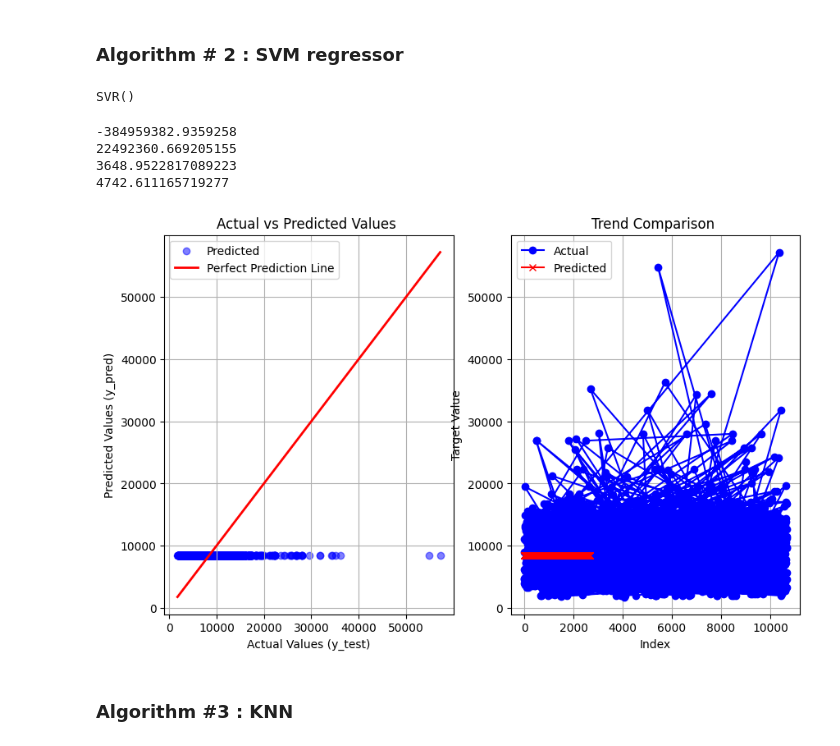
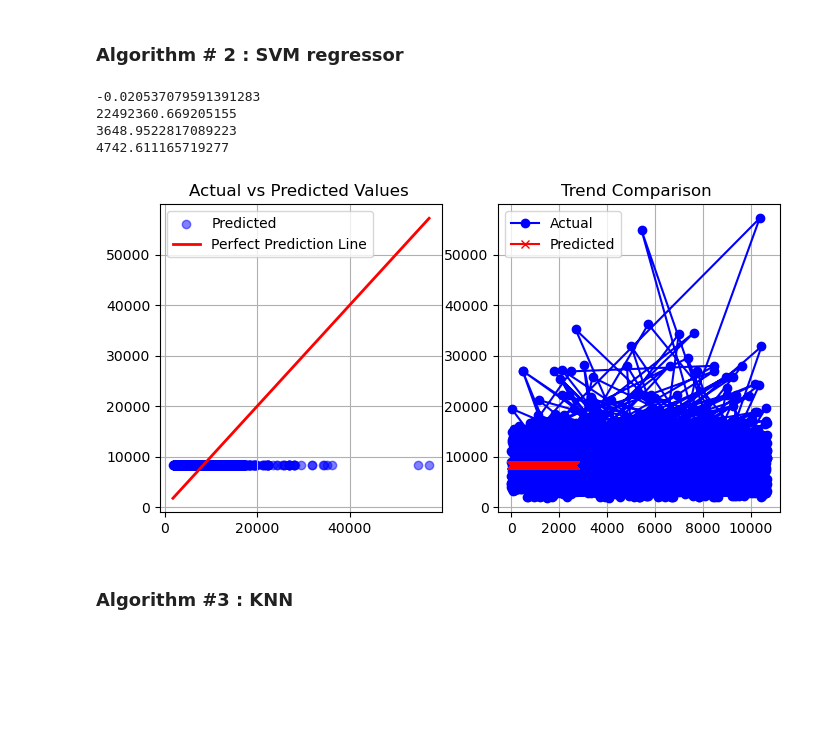
Before and after one commit to utsav87589/Flight-Price-EDA, a Jupyter notebook: notebooks/algos.ipynb, the cells around one changed output. Drawn from its saved outputs; the diff is of its cells as text; code cells hidden in the pictures; blank space fills up the shorter version.

```diff
--- a/notebooks/algos.ipynb
+++ b/notebooks/algos.ipynb
@@ -180,7 +145,3 @@ plot_graphs(y_test, y_pred_lr)
 # %%
 from sklearn.svm import SVR
 svr = SVR()
-# %%
-svr.fit(X_train, y_train)
-# %% [output]
-SVR()
@@ -189,14 +148,11 @@ y_pred_svr = svr.predict(X_test)
-# %%
-eval_metrices(y_pred_svr, y_test)
-# %% [output]
--384959382.9359258
-22492360.669205155
-3648.9522817089223
-4742.611165719277
-# %%
-plot_graphs(y_test, y_pred_svr)
-# %% [output]
-[figure, removed]
+# %%
+plot_and_pred(svr)
+# %% [output]
+-0.020537079591391283
+22492360.669205155
+3648.9522817089223
+4742.611165719277
+[figure, added]
 # %% [markdown]
 ### Algorithm #3 : KNN
 # %% [markdown]
```
Also changed, not shown: parts of 43 cells of this notebook, 2 other files.
